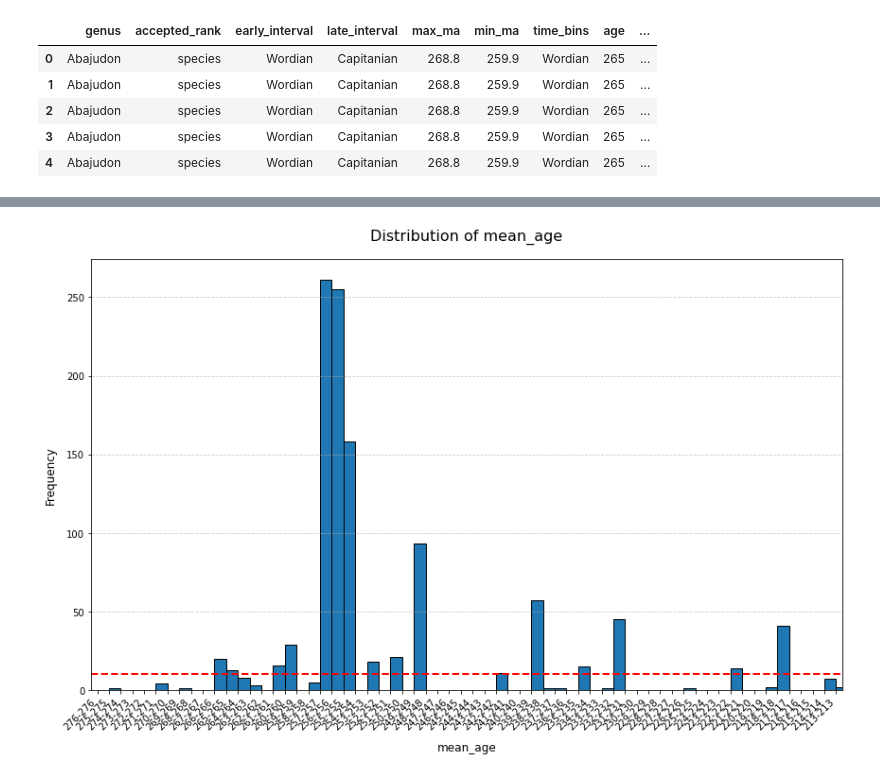
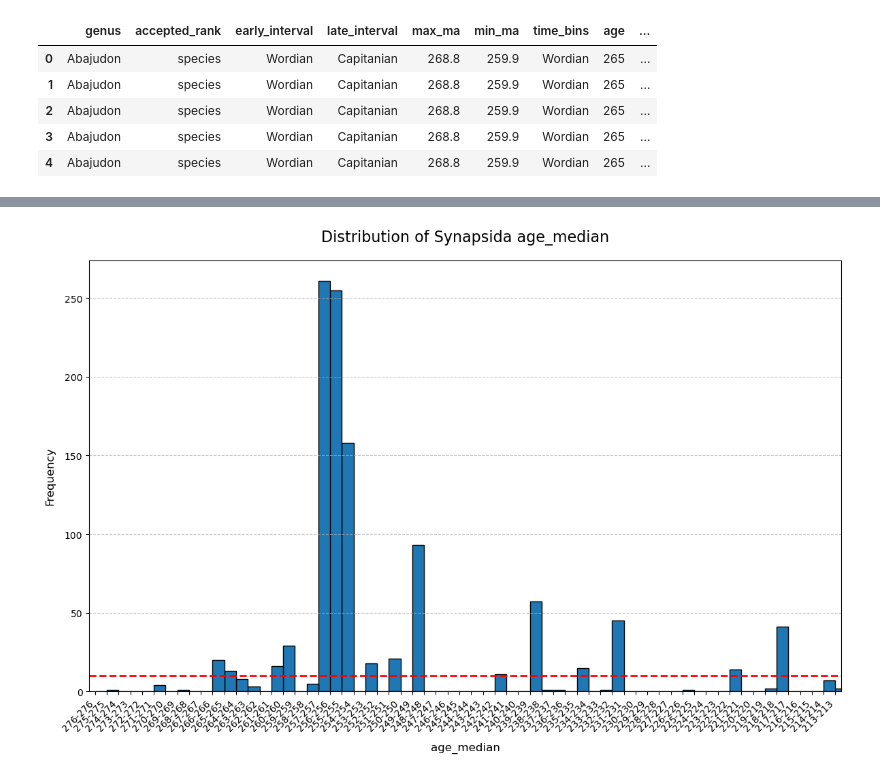
Before and after one commit to shelleylwang/BDNN_Arielli, a Jupyter notebook: synapsida_eda.ipynb, the cells around one changed output, grey strips where cells are left out. Drawn from its saved outputs; the diff is of its cells as text; code cells hidden in the pictures.

```diff
--- a/synapsida_eda.ipynb
+++ b/synapsida_eda.ipynb
@@ -181,7 +321,7 @@ synapsida2.describe()
 | max | 298.900000 | 266.90000 | 265.000000 | 61.210970 | 81.605770 | 0.802404 |
 # %%
 # Creating mean age values column for each row
-synapsida2['mean_age'] = (synapsida2['max_ma'] + synapsida2['min_ma']) / 2
+synapsida2['age_median'] = (synapsida2['max_ma'] + synapsida2['min_ma']) / 2
 synapsida2.head()
 # %% [output]
 |  | genus | accepted_rank | early_interval | late_interval | max_ma | min_ma | time_bins | age | ... |
@@ -215,0 +369,4 @@ Name: max_ma, dtype: int64
+# %%
+# Change synapsida names to match reptilia names
+synapsida2 = synapsida2.rename(columns={'max_ma':'age_max', 'min_ma':'age_min'})
+synapsida2.head()
@@ -215,0 +380,4 @@ Name: max_ma, dtype: int64
+# %%
+# Creating an age range column for synapsida
+synapsida2['age_uncer_range'] = synapsida2['age_max'] - synapsida2['age_min']
+synapsida2.head()
@@ -263,9 +451,9 @@ scatter('mean_age')
 # %%
 # Creating custom function for histogram w/ flexible number of bins
 
-def flexible_histogram(column_name, bin_size=5):
+def flexible_histogram(df, df_name, column_name, bin_size):
     # Get the data
-    data = synapsida2[column_name]
+    data = df[column_name]
 
     # Create figure and axes objects explicitly
     fig, ax = plt.subplots(figsize=(12, 8))
@@ -285,7 +473,7 @@ def flexible_histogram(column_name, bin_size=5):
     ax.axhline(y=10, color='r', linestyle='--', linewidth=2)
 
     # Set title and labels
-    ax.set_title(f"Distribution of {column_name}", fontsize=16, pad=20)
+    ax.set_title(f"Distribution of {df_name} {column_name}", fontsize=16, pad=20)
     ax.set_xlabel(column_name, fontsize=12, labelpad=10)
     ax.set_ylabel("Frequency", fontsize=12, labelpad=10)
 
@@ -296,6 +484,7 @@ def flexible_histogram(column_name, bin_size=5):
     ax.set_xticks(bins[:-1] + bin_size/2)  # Center x-ticks in the middle of each bar
     ax.set_xticklabels([f'{x:.0f}-{x+bin_size-1:.0f}' for x in bins[:-1]], rotation=45, ha='right')
 
+
     # Add grid lines for better readability
     ax.grid(axis='y', linestyle='--', alpha=0.7)
 
@@ -303,12 +492,12 @@ def flexible_histogram(column_name, bin_size=5):
     plt.tight_layout()
 
     # Save the figure with a higher dpi and bbox_inches='tight' to include all elements
-    plt.savefig(f'eda_images/{column_name}_histogram_bin{bin_size}.png', dpi=300, bbox_inches='tight', facecolor='white')
+    plt.savefig(f'eda_images/{df_name}_{column_name}_histogram_bin{bin_size}.png', dpi=300, bbox_inches='tight', facecolor='white')
 
     plt.show()
     plt.close()
 # %%
-flexible_histogram('mean_age', 1)
+flexible_histogram(synapsida2, 'Synapsida', 'age_median', 1)
 # %% [output]
-[figure, old version]
+[figure, new version]
 # %%
```
Also changed, not shown: parts of 36 cells of this notebook, 20 other files.
